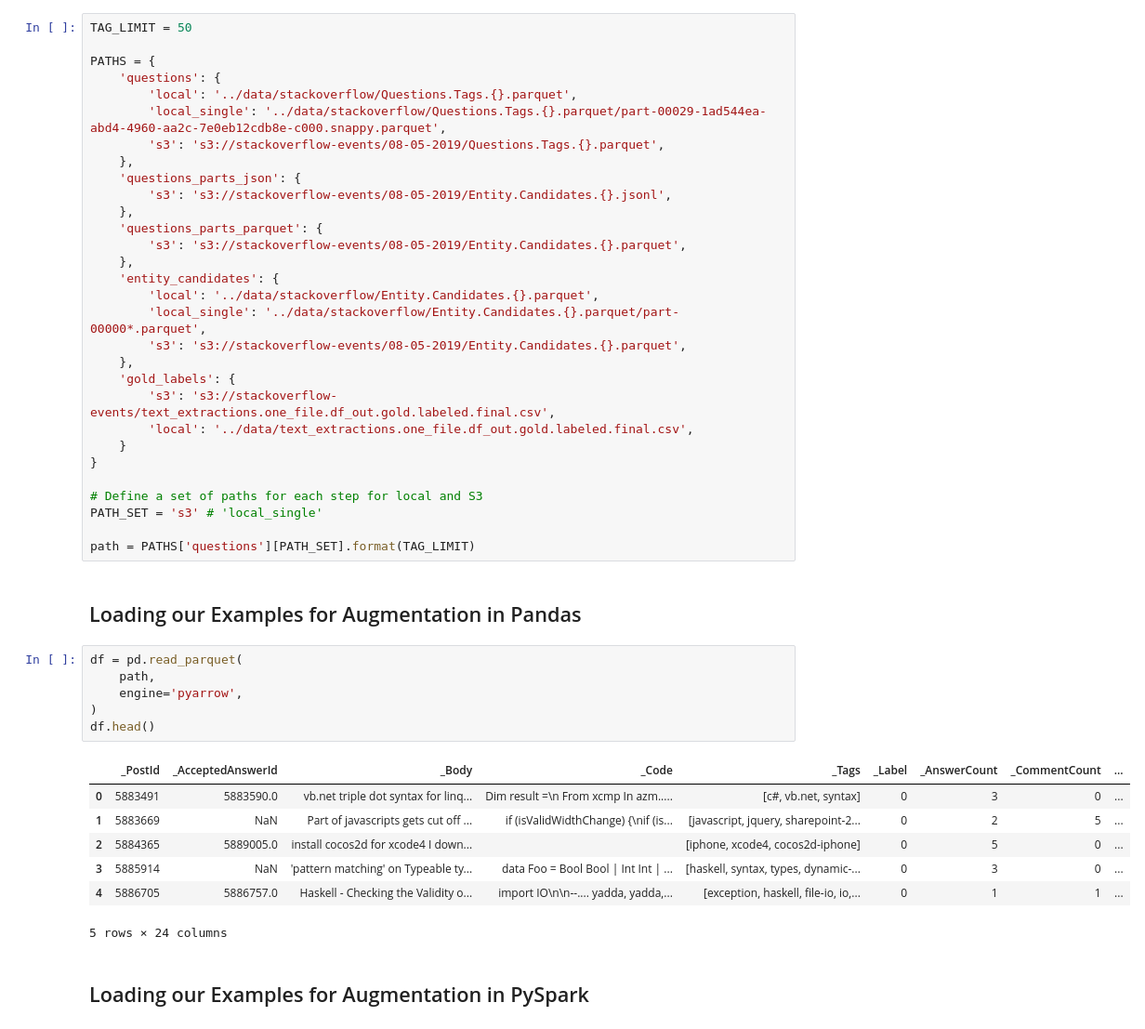
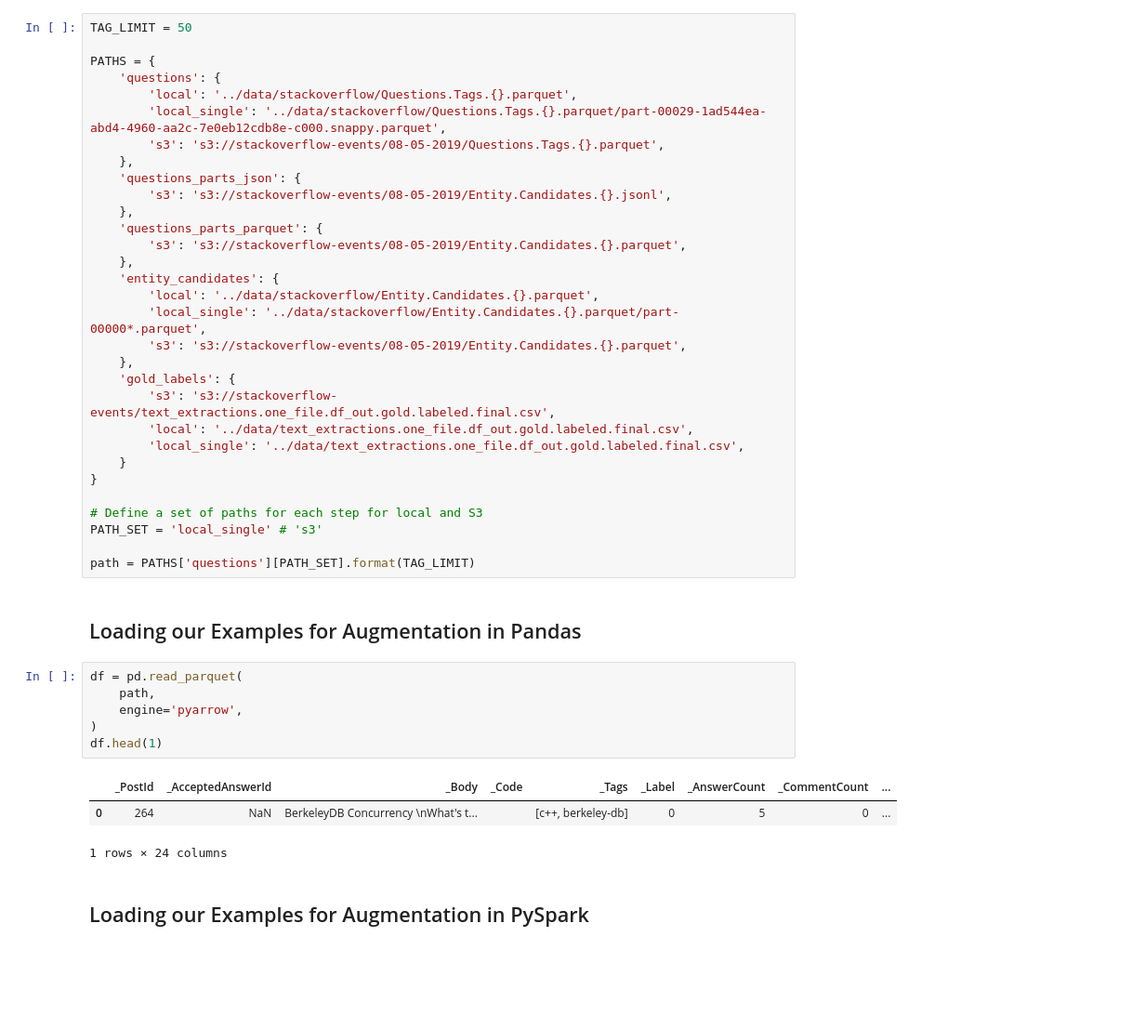
Before and after one commit to rjurney/weakly_supervised_learning_code, a Jupyter notebook: ch05/Snorkel.ipynb, the cells around one changed output. Shown at 93% size. Cells and saved outputs as stored; diff of their text form; blank space fills up the shorter version.

Commit message:
In progress exploratory data analysis to guide labeling function development

```diff
--- a/ch05/Snorkel.ipynb
+++ b/ch05/Snorkel.ipynb
@@ -59,11 +59,12 @@ PATHS = {
     'gold_labels': {
         's3': 's3://stackoverflow-events/text_extractions.one_file.df_out.gold.labeled.final.csv',
         'local': '../data/text_extractions.one_file.df_out.gold.labeled.final.csv',
+        'local_single': '../data/text_extractions.one_file.df_out.gold.labeled.final.csv',
     }
 }
 
 # Define a set of paths for each step for local and S3
-PATH_SET = 's3' # 'local_single'
+PATH_SET = 'local_single' # 's3'
 
 path = PATHS['questions'][PATH_SET].format(TAG_LIMIT)
 # %% [markdown]
@@ -71,17 +72,13 @@ path = PATHS['questions'][PATH_SET].format(TAG_LIMIT)
 # %%
 df = pd.read_parquet(
     path,
     engine='pyarrow',
 )
-df.head()
+df.head(1)
 # %% [output]
 |  | _PostId | _AcceptedAnswerId | _Body | _Code | _Tags | _Label | _AnswerCount | _CommentCount | ... |
-| 0 | 5883491 | 5883590.0 | vb.net triple dot syntax for linq... | Dim result =\n From xcmp In azm..... | [c#, vb.net, syntax] | 0 | 3 | 0 | ... |
-| 1 | 5883669 | NaN | Part of javascripts gets cut off ... | if (isValidWidthChange) {\nif (is... | [javascript, jquery, sharepoint-2... | 0 | 2 | 5 | ... |
-| 2 | 5884365 | 5889005.0 | install cocos2d for xcode4 I down... |  | [iphone, xcode4, cocos2d-iphone] | 0 | 5 | 0 | ... |
-| 3 | 5885914 | NaN | 'pattern matching' on Typeable ty... | data Foo = Bool Bool | Int Int | ... | [haskell, syntax, types, dynamic-... | 0 | 3 | 0 | ... |
-| 4 | 5886705 | 5886757.0 | Haskell - Checking the Validity o... | import IO\n\n--.... yadda, yadda,... | [exception, haskell, file-io, io,... | 0 | 1 | 1 | ... |
+| 0 | 264 | NaN | BerkeleyDB Concurrency \nWhat's t... |  | [c++, berkeley-db] | 0 | 5 | 0 | ... |
-5 rows × 24 columns
+1 rows × 24 columns
 # %% [markdown]
 ## Loading our Examples for Augmentation in PySpark
 # %%
```
Also changed, not shown: parts of 12 cells of this notebook.
